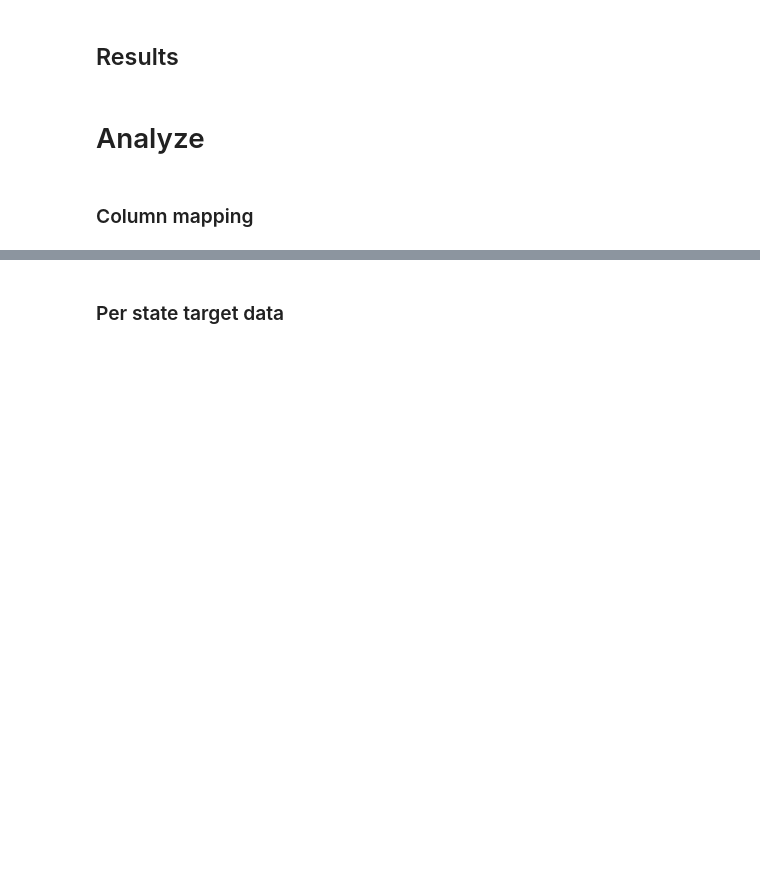
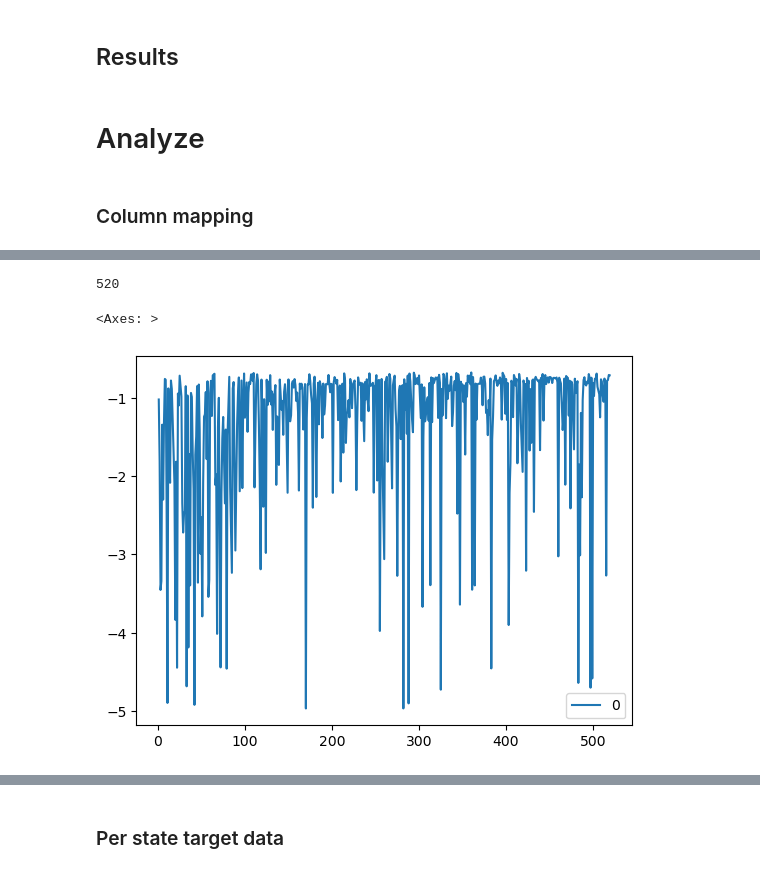
Before and after one commit to olympus999/godaddy-microbusiness-density-forecasting, a Jupyter notebook: notebooks/starter.ipynb, the cells around one changed output, grey strips where cells are left out. Saved outputs shown, nothing was run; the diff lists cells and outputs as text; code cells hidden in the pictures; blank space fills up the shorter version.

```diff
--- a/notebooks/starter.ipynb
+++ b/notebooks/starter.ipynb
@@ -46,7 +54,7 @@ boundaries_sub_data_path = "other/boundaries"
 bayesian_run_path = "../data/bayesian_runs/"
 
 
-def r(filename, sub_folder="kaggle", delimiter=","):
+def read_file(filename, sub_folder="kaggle", delimiter=","):
     return pd.read_csv(
         os.path.join(data_path, sub_folder, filename), delimiter=delimiter
     )
@@ -1591,3 +568,0 @@ DeprecationWarning: `magic(...)` is deprecated since IPython 0.13 (warning added
-# %%
-manage_features = ManageFeatures(all_features)
-# manage_features._get_all_relations()
@@ -1688,0 +1115,35 @@ optimizer.max['params']
+# %%
+manage_features = ManageFeatures(feature_objects)
+manage_features.set_model_pbounds(model_pbounds)
+
+pbounds = manage_features.get_pbounds()
+
+acquisition_function = UtilityFunction(kind="ei", xi=1e-3)
+optimizer = BayesianOptimization(
+    f=optimize_this,
+    pbounds=pbounds,
+    verbose=0,  # verbose = 1 prints only when a maximum is observed, verbose = 0 is silent
+    random_state=5,
+    # bounds_transformer=bounds_transformer
+)
+# logger = JSONLogger(path="./logs.json")
+# optimizer.subscribe(Events.OPTIMIZATION_STEP, logger)
+
+# optimizer.set_gp_params(alpha=1e-2, n_restarts_optimizer=10)
+
+logger = JSONLogger(path="./logs.json")
+optimizer.subscribe(Events.OPTIMIZATION_STEP, logger)
+
+# load_logs(optimizer, logs=["./logs.json"]);
+
+objective='mae'
+optimizer.maximize(
+    init_points=20,
+    n_iter=50,
+    # acquisition_function=acquisition_function
+)
+# optimizer.maximize(
+#     init_points=20,
+#     n_iter=100,
+#     acquisition_function=acquisition_function
+# )
@@ -1688,0 +1265,10 @@ optimizer.max['params']
+# %%
+len(optimizer.res)
+# %% [output]
+520
+# %%
+df_optimizer = pd.DataFrame([x['target'] for x in optimizer.res])
+df_optimizer[df_optimizer[0] > -5].plot()
+# %% [output]
+<Axes: >
+[figure, added]
```
Also changed, not shown: parts of 143 cells of this notebook.
